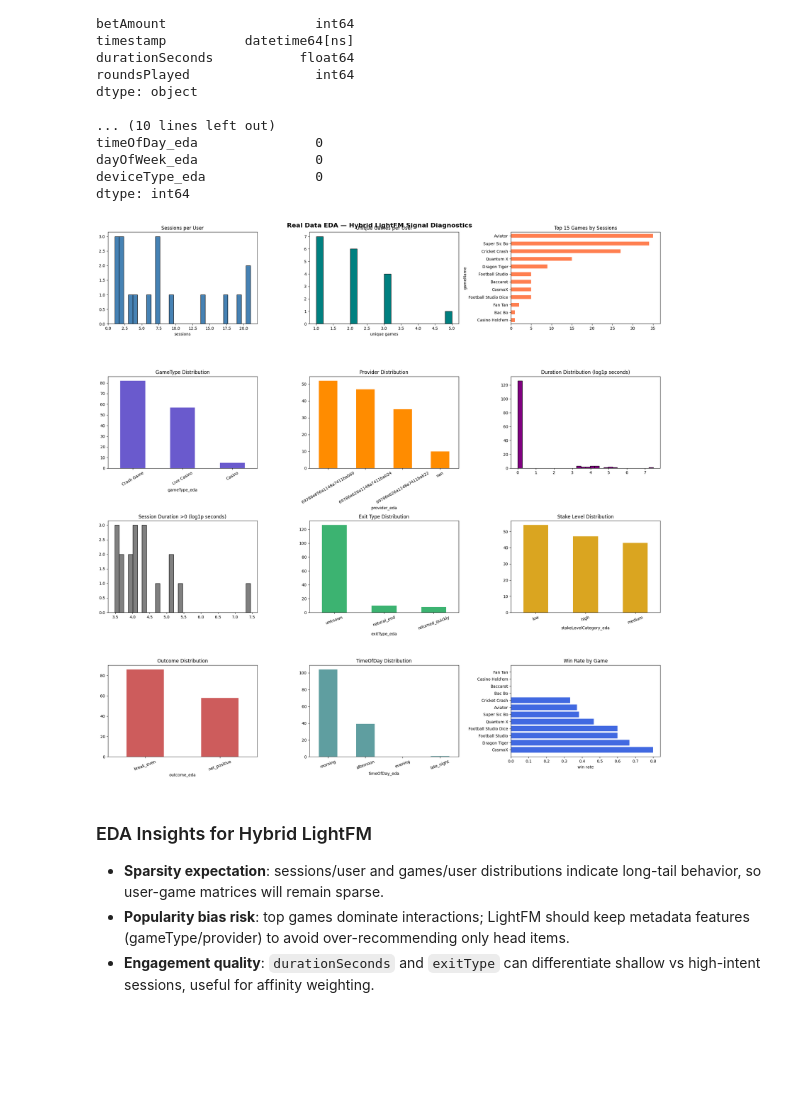
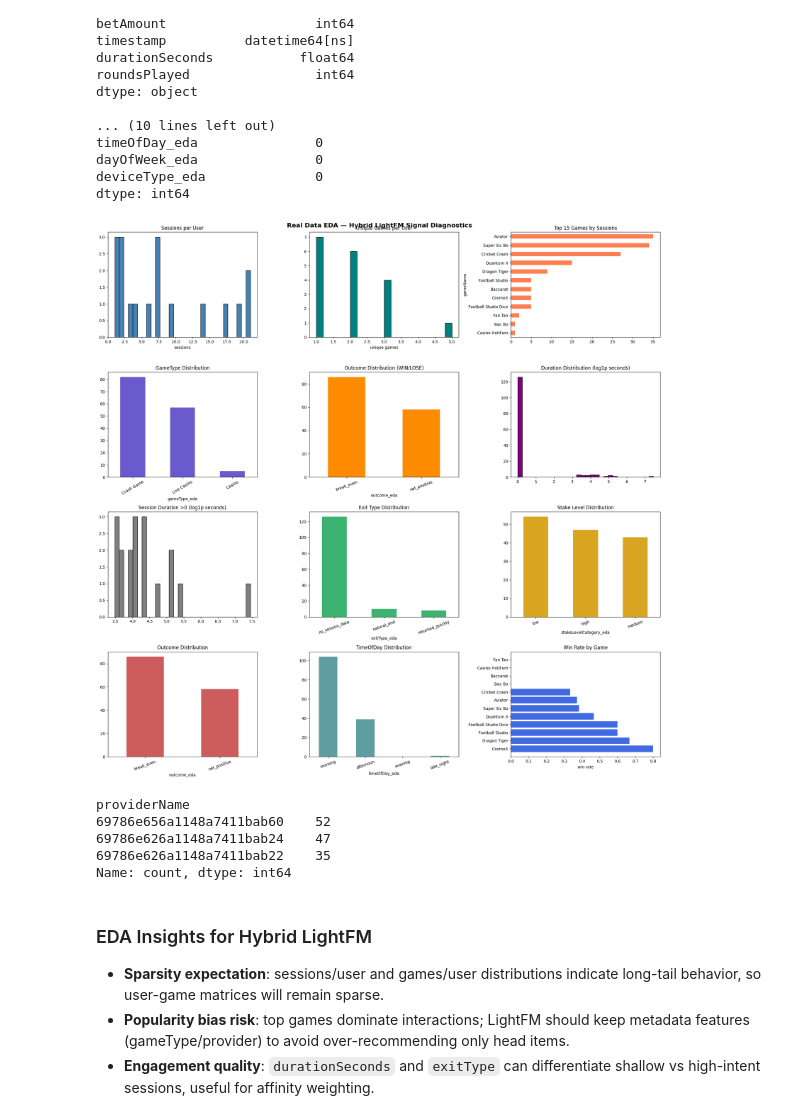
Before and after one commit to AyushDubeyaquagaming/Hybrid-RecSys, a Jupyter notebook: lightfm/recsys_real_data.ipynb, the cells around one changed output. Drawn from its saved outputs; the diff is of its cells as text; code cells hidden in the pictures; blank space fills up the shorter version.

```diff
--- a/lightfm/recsys_real_data.ipynb
+++ b/lightfm/recsys_real_data.ipynb
@@ -668,10 +668,24 @@ if 'session_duration_sec' in eda_df.columns:
 else:
     eda_df['durationSeconds'] = 0.0
 
+# Duration for EXITTYPE (use -1 to distinguish NaN from real 0s)
+eda_df['duration_for_exit'] = pd.to_numeric(
+    eda_df['session_duration_sec'], errors='coerce'
+).fillna(-1)
+
+
+def _map_provider_eda(val):
+    v = str(val).strip().lower()
+    if any(k in v for k in ['evolution', 'evosw', 'evo']): return 'Evolution'
+    if 'ezugi' in v:    return 'EZUGI'
+    if 'spribe' in v:   return 'Spribe'
+    if 'onlyplay' in v: return 'OnlyPlay'
+    return 'HUB88'
+
 # Proxy fields aligned to event schema for EDA only
 eda_df['roundsPlayed'] = 1
 eda_df['gameType_eda'] = eda_df.get('categoryName', 'live_dealer').astype(str)
-eda_df['provider_eda'] = eda_df.get('providerName', 'unknown').astype(str)
+eda_df['provider_eda'] = eda_df['providerName'].astype(str).apply(_map_provider_eda)
 eda_df['outcome_eda'] = np.where(
     eda_df['result'].astype(str).str.upper().eq('WIN'),
     'net_positive',
@@ -711,8 +725,10 @@ eda_df['returnedWithin10mins_eda'] = gap_mins.le(10).fillna(False)
 # Only compute exitType when session data is available; otherwise 'unknown'
 has_session = eda_df['durationSeconds'] > 0
 eda_df['exitType_eda'] = np.select(
-    [~has_session, eda_df['durationSeconds'] < 30, eda_df['returnedWithin10mins_eda']],
-    ['unknown', 'quick_exit', 'returned_quickly'],
+    [eda_df['duration_for_exit'] < 0,
+     eda_df['duration_for_exit'] < 30,
+     eda_df['returnedWithin10mins_eda']],
+    ['no_session_data', 'quick_exit', 'returned_quickly'],
     default='natural_end'
 )
 
@@ -767,10 +783,10 @@ eda_df['gameType_eda'].value_counts().plot(kind='bar', ax=axes[1, 0], color='sla
 axes[1, 0].set_title('GameType Distribution')
 axes[1, 0].tick_params(axis='x', rotation=30)
 
-# 5) provider distribution
-eda_df['provider_eda'].value_counts().plot(kind='bar', ax=axes[1, 1], color='darkorange')
-axes[1, 1].set_title('Provider Distribution')
-axes[1, 1].tick_params(axis='x', rotation=30)
+# 5) outcome distribution
+eda_df['outcome_eda'].value_counts().plot(kind='bar', ax=axes[1, 1], color='darkorange')
+axes[1, 1].set_title('Outcome Distribution (WIN/LOSE)')
+axes[1, 1].tick_params(axis='x', rotation=20)
 
 # 6) engagement: duration
 axes[1, 2].hist(np.log1p(eda_df['durationSeconds']), bins=30, color='purple', edgecolor='black')
@@ -783,34 +799,42 @@ axes[2, 0].set_title('Session Duration >0 (log1p seconds)')
 
 # 8) engagement: exitType
 eda_df['exitType_eda'].value_counts().plot(kind='bar', ax=axes[2, 1], color='mediumseagreen')
 axes[2, 1].set_title('Exit Type Distribution')
 axes[2, 1].tick_params(axis='x', rotation=20)
 
 # 9) financial signals
 eda_df['stakeLevelCategory_eda'].value_counts().plot(kind='bar', ax=axes[2, 2], color='goldenrod')
 axes[2, 2].set_title('Stake Level Distribution')
 axes[2, 2].tick_params(axis='x', rotation=20)
 
 # 10) outcome
 eda_df['outcome_eda'].value_counts().plot(kind='bar', ax=axes[3, 0], color='indianred')
 axes[3, 0].set_title('Outcome Distribution')
 axes[3, 0].tick_params(axis='x', rotation=20)
 
 # 11) temporal patterns
 eda_df['timeOfDay_eda'].value_counts().reindex(['morning','afternoon','evening','late_night'], fill_value=0).plot(kind='bar', ax=axes[3, 1], color='cadetblue')
 axes[3, 1].set_title('TimeOfDay Distribution')
 axes[3, 1].tick_params(axis='x', rotation=20)
 
 # 12) win rate by game
 win_rate_by_game = eda_df.groupby('gameName')['win'].mean().sort_values(ascending=False)
 axes[3, 2].barh(win_rate_by_game.index, win_rate_by_game.values, color='royalblue')
 axes[3, 2].set_title('Win Rate by Game')
 axes[3, 2].set_xlabel('win rate')
 
 plt.tight_layout()
 plt.show()
 # %% [output]
-[figure, old version]
+[figure, new version]
+# %%
+print(eda_df['providerName'].value_counts())
+# %% [output]
+providerName
+69786e656a1148a7411bab60    52
+69786e626a1148a7411bab24    47
+69786e626a1148a7411bab22    35
+Name: count, dtype: int64
 # %% [markdown]
 ### EDA Insights for Hybrid LightFM
 
```
Also changed, not shown: 1 other file.
